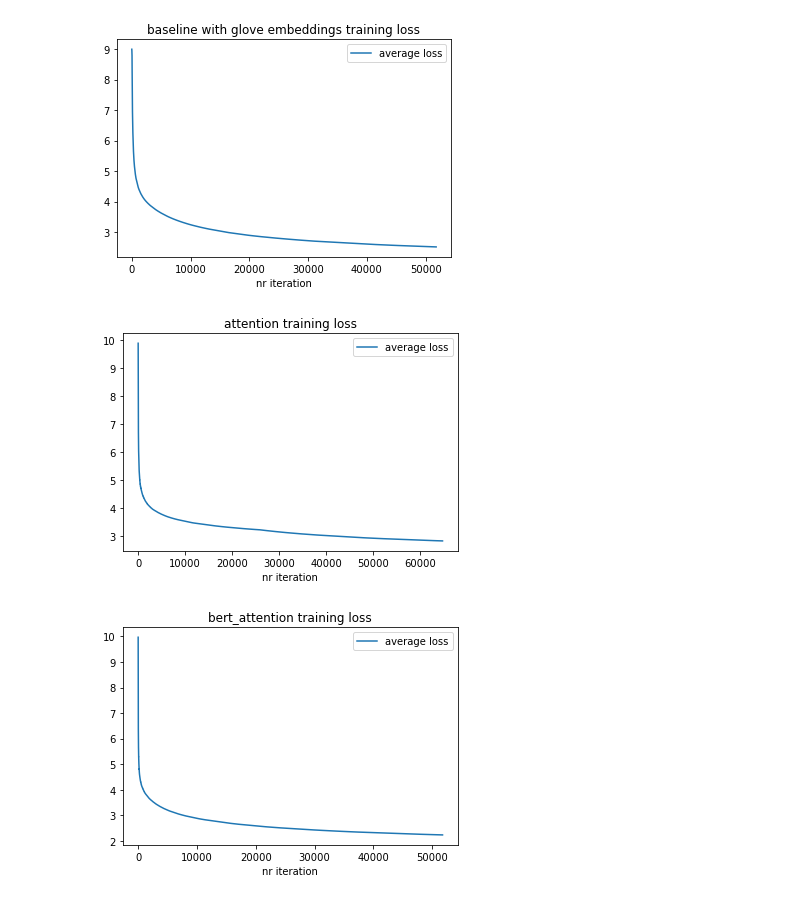
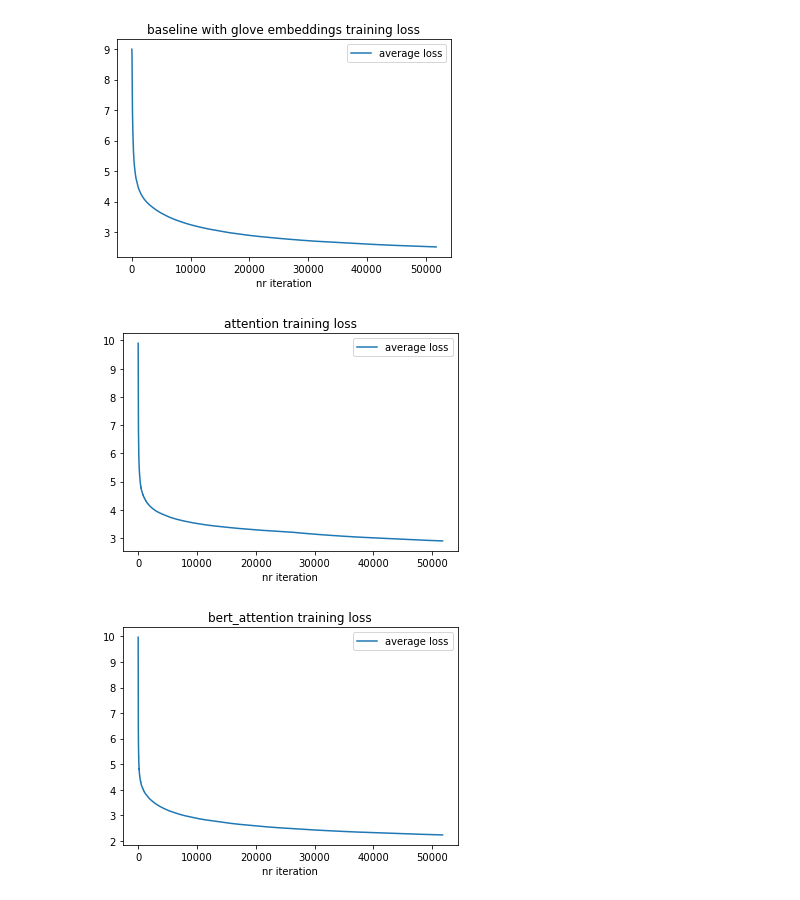
Before and after one commit to SarahAlkhateeb/Image-Captioning-with-Different-Decoders, a Jupyter notebook: plots.ipynb, the cells around one changed output. Cells and saved outputs as stored; diff of their text form; code cells hidden in the pictures.

```diff
--- a/plots.ipynb
+++ b/plots.ipynb
@@ -48,11 +48,13 @@ create_losses_plot('baseline with glove embeddings training loss',glove_baseline
 # %%
 #plot attention loss
 basic_att_chkpt = torch.load('checkpoints/basic_att_3.pth.tar', map_location=str(device))
-basic_att_losses = avg_losses(basic_att_chkpt['metrics']['epoch_losses'])
+basic_att_losses = avg_losses(basic_att_chkpt['metrics']['epoch_losses'])[:51768]
+
+
 
 create_losses_plot('attention training loss',basic_att_losses)
 # %% [output]
-[figure, old version]
+[figure, new version]
 # %%
 #plot attention with bert embeddings loss
 
```
Also changed, not shown: parts of 2 cells of this notebook.
